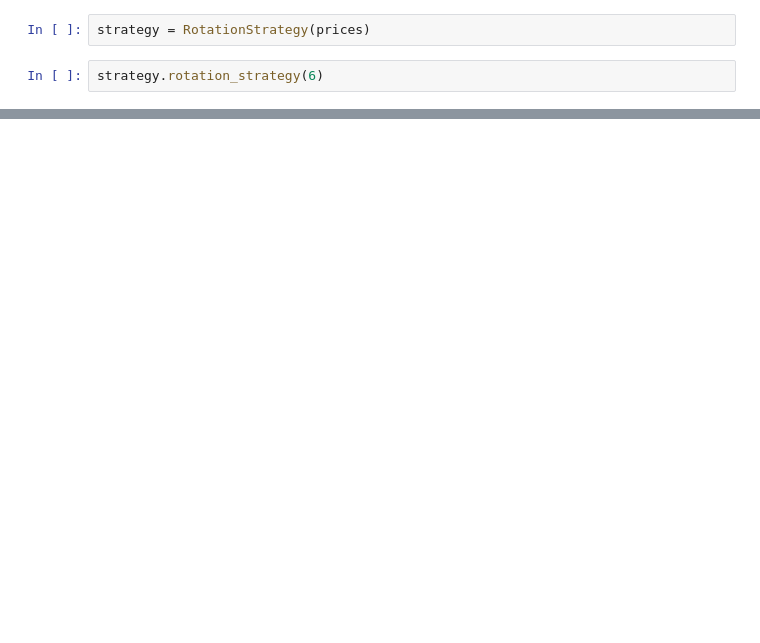
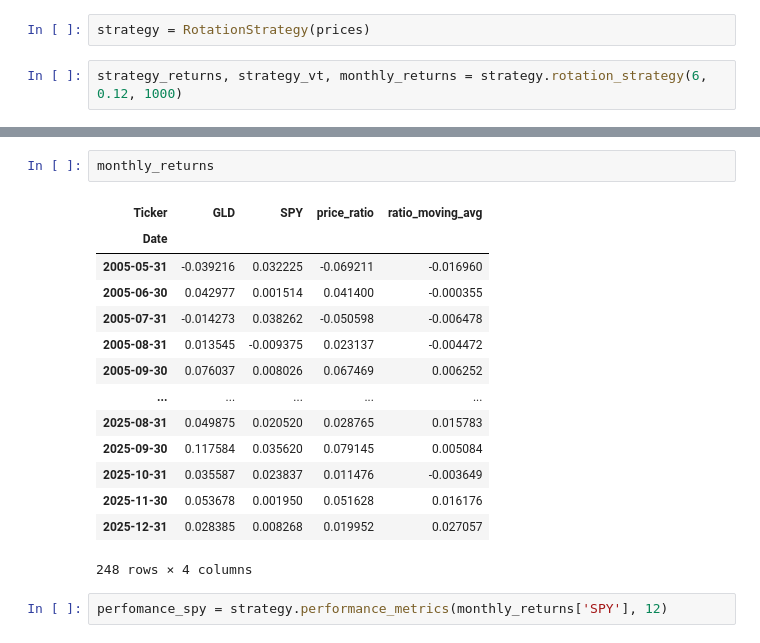
Before and after one commit to shaliniscode/strategy, a Jupyter notebook: Rotation_SPY_GLD.ipynb, the cells around one changed output, grey strips where cells are left out. Saved outputs shown, nothing was run; the diff lists cells and outputs as text; blank space fills up the shorter version.

```diff
--- a/Rotation_SPY_GLD.ipynb
+++ b/Rotation_SPY_GLD.ipynb
@@ -114,4 +249,4 @@ class RotationStrategy:
 # %%
 strategy = RotationStrategy(prices)
 # %%
-strategy.rotation_strategy(6)
+strategy_returns, strategy_vt, monthly_returns = strategy.rotation_strategy(6, 0.12, 1000)
@@ -117,0 +294,19 @@ strategy.rotation_strategy(6)
+# %%
+monthly_returns
+# %% [output]
+| Ticker | GLD | SPY | price_ratio | ratio_moving_avg |
+| Date |  |  |  |  |
+| 2005-05-31 | -0.039216 | 0.032225 | -0.069211 | -0.016960 |
+| 2005-06-30 | 0.042977 | 0.001514 | 0.041400 | -0.000355 |
+| 2005-07-31 | -0.014273 | 0.038262 | -0.050598 | -0.006478 |
+| 2005-08-31 | 0.013545 | -0.009375 | 0.023137 | -0.004472 |
+| 2005-09-30 | 0.076037 | 0.008026 | 0.067469 | 0.006252 |
+| ... | ... | ... | ... | ... |
+| 2025-08-31 | 0.049875 | 0.020520 | 0.028765 | 0.015783 |
+| 2025-09-30 | 0.117584 | 0.035620 | 0.079145 | 0.005084 |
+| 2025-10-31 | 0.035587 | 0.023837 | 0.011476 | -0.003649 |
+| 2025-11-30 | 0.053678 | 0.001950 | 0.051628 | 0.016176 |
+| 2025-12-31 | 0.028385 | 0.008268 | 0.019952 | 0.027057 |
+248 rows × 4 columns
+# %%
+perfomance_spy = strategy.performance_metrics(monthly_returns['SPY'], 12)
```
Also changed, not shown: parts of 5 cells of this notebook.
